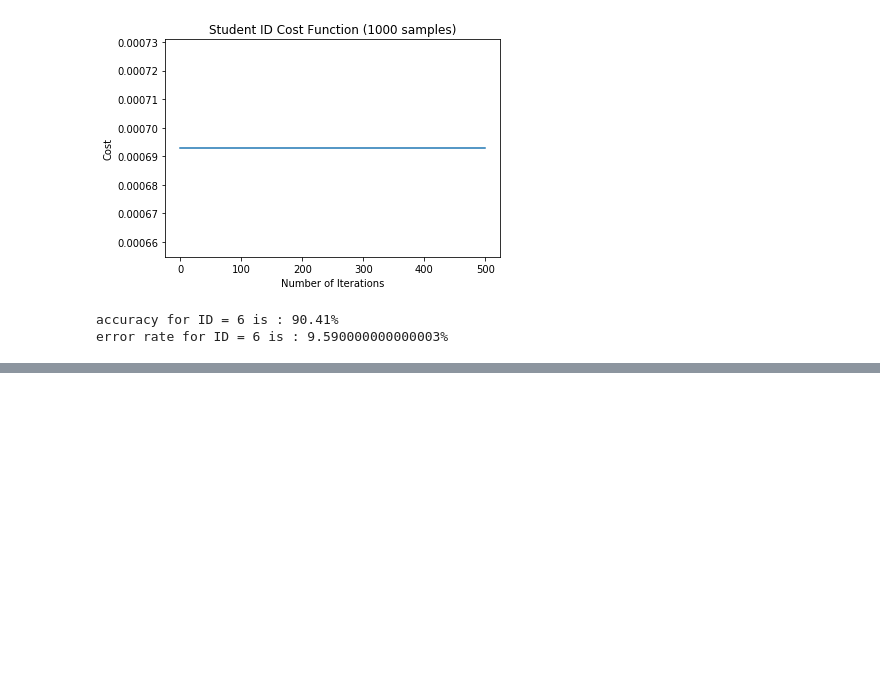
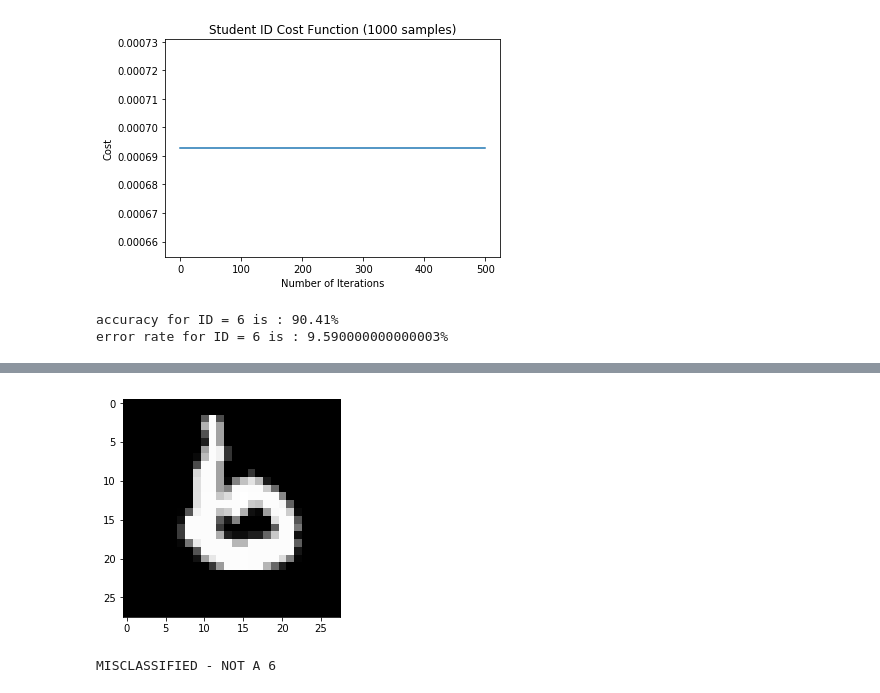
Before and after one commit to arturoperez3/deeplearning, a Jupyter notebook: assignment4/assignment4.ipynb, the cells around one changed output, grey strips where cells are left out. Saved outputs shown, nothing was run; the diff lists cells and outputs as text; code cells hidden in the pictures; blank space fills up the shorter version.

```diff
--- a/assignment4/assignment4.ipynb
+++ b/assignment4/assignment4.ipynb
@@ -270,0 +298,7 @@ checkAccuracy(w,b)
+# %%
+plt.imshow(testimages[misclassified[50]], cmap='gray')  # plot the image in "gray" colormap
+plt.show()
+print("MISCLASSIFIED - THIS IS A 6")
+# %% [output]
+[figure, added]
+MISCLASSIFIED - NOT A 6
```
Also changed, not shown: parts of 12 cells of this notebook, 5 other files.
